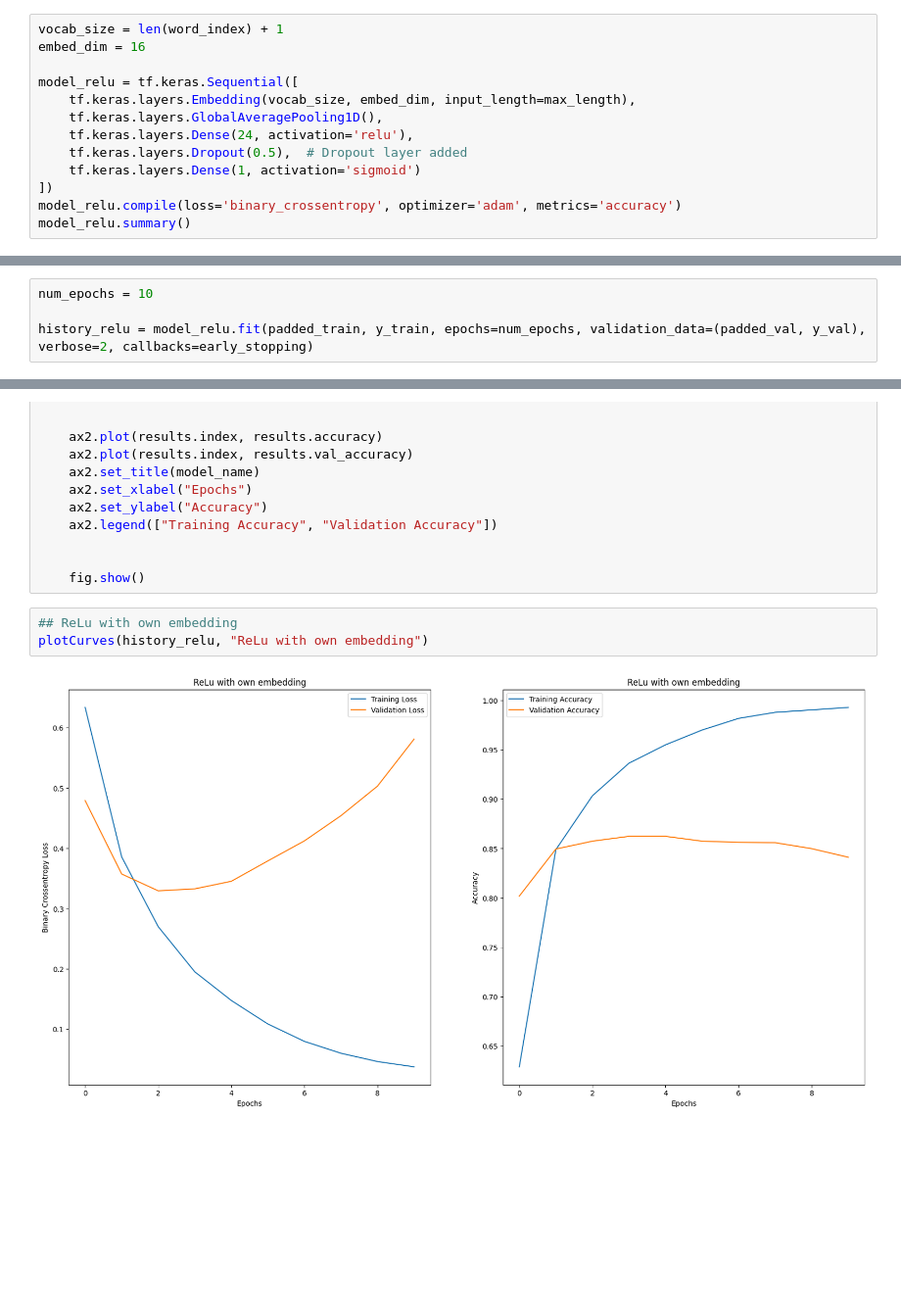
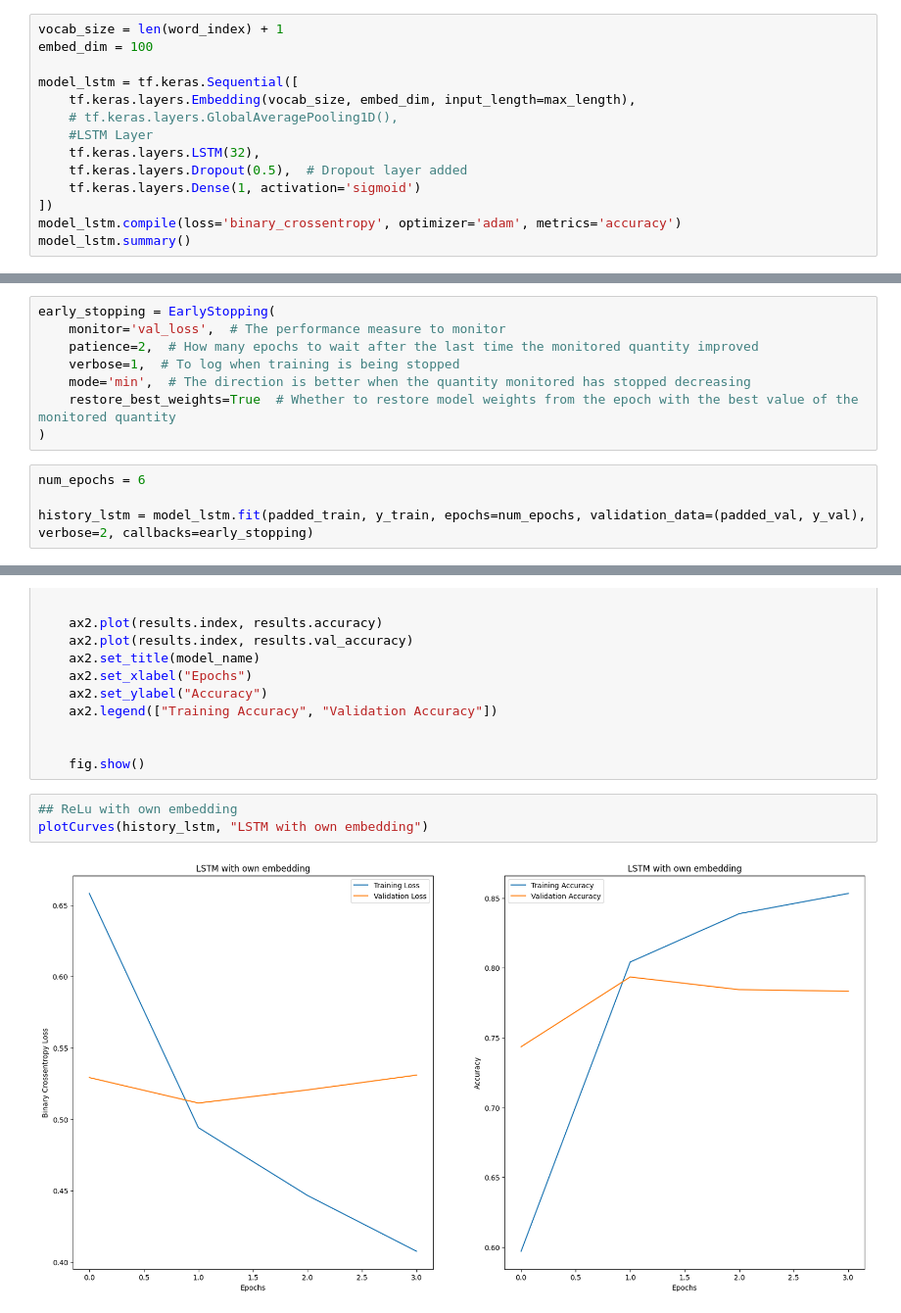
Before and after one commit to bodinestubbe/ML_2024, a Jupyter notebook: ollie_kloten.ipynb, the cells around one changed output, grey strips where cells are left out. Shown at 98% size. Cells and saved outputs as stored; diff of their text form; blank space fills up the shorter version.

Commit message:
dimension update and implemented lstm

```diff
--- a/ollie_kloten.ipynb
+++ b/ollie_kloten.ipynb
@@ -93,15 +95,16 @@ print(max_length)
 ## Embedding
 # %%
 vocab_size = len(word_index) + 1
-embed_dim = 16
+embed_dim = 100
 
-model_relu = tf.keras.Sequential([
+model_lstm = tf.keras.Sequential([
     tf.keras.layers.Embedding(vocab_size, embed_dim, input_length=max_length),
-    tf.keras.layers.GlobalAveragePooling1D(),
-    tf.keras.layers.Dense(24, activation='relu'),
+    # tf.keras.layers.GlobalAveragePooling1D(),
+    #LSTM Layer
+    tf.keras.layers.LSTM(32),
     tf.keras.layers.Dropout(0.5),  # Dropout layer added
     tf.keras.layers.Dense(1, activation='sigmoid')
 ])
-model_relu.compile(loss='binary_crossentropy', optimizer='adam', metrics='accuracy')
-model_relu.summary()
+model_lstm.compile(loss='binary_crossentropy', optimizer='adam', metrics='accuracy')
+model_lstm.summary()
 # %% [output]
@@ -127,8 +127,16 @@ Non-trainable params: 0 (0.00 Byte)
 _________________________________________________________________
 # %% [markdown]
 ## Training
+# %%
+early_stopping = EarlyStopping(
+    monitor='val_loss',  # The performance measure to monitor
+    patience=2,  # How many epochs to wait after the last time the monitored quantity improved
+    verbose=1,  # To log when training is being stopped
+    mode='min',  # The direction is better when the quantity monitored has stopped decreasing
+    restore_best_weights=True  # Whether to restore model weights from the epoch with the best value of the monitored quantity
+)
 # %%
-num_epochs = 10
+num_epochs = 6
 
-history_relu = model_relu.fit(padded_train, y_train, epochs=num_epochs, validation_data=(padded_val, y_val), verbose=2, callbacks=early_stopping)
+history_lstm = model_lstm.fit(padded_train, y_train, epochs=num_epochs, validation_data=(padded_val, y_val), verbose=2, callbacks=early_stopping)
 # %% [output]
@@ -175,6 +179,6 @@ def plotCurves(history, model_name):
     fig.show()
 # %%
 ## ReLu with own embedding
-plotCurves(history_relu, "ReLu with own embedding")
+plotCurves(history_lstm, "LSTM with own embedding")
 # %% [output]
-[figure, old version]
+[figure, new version]
```
Also changed, not shown: parts of 6 cells of this notebook.
